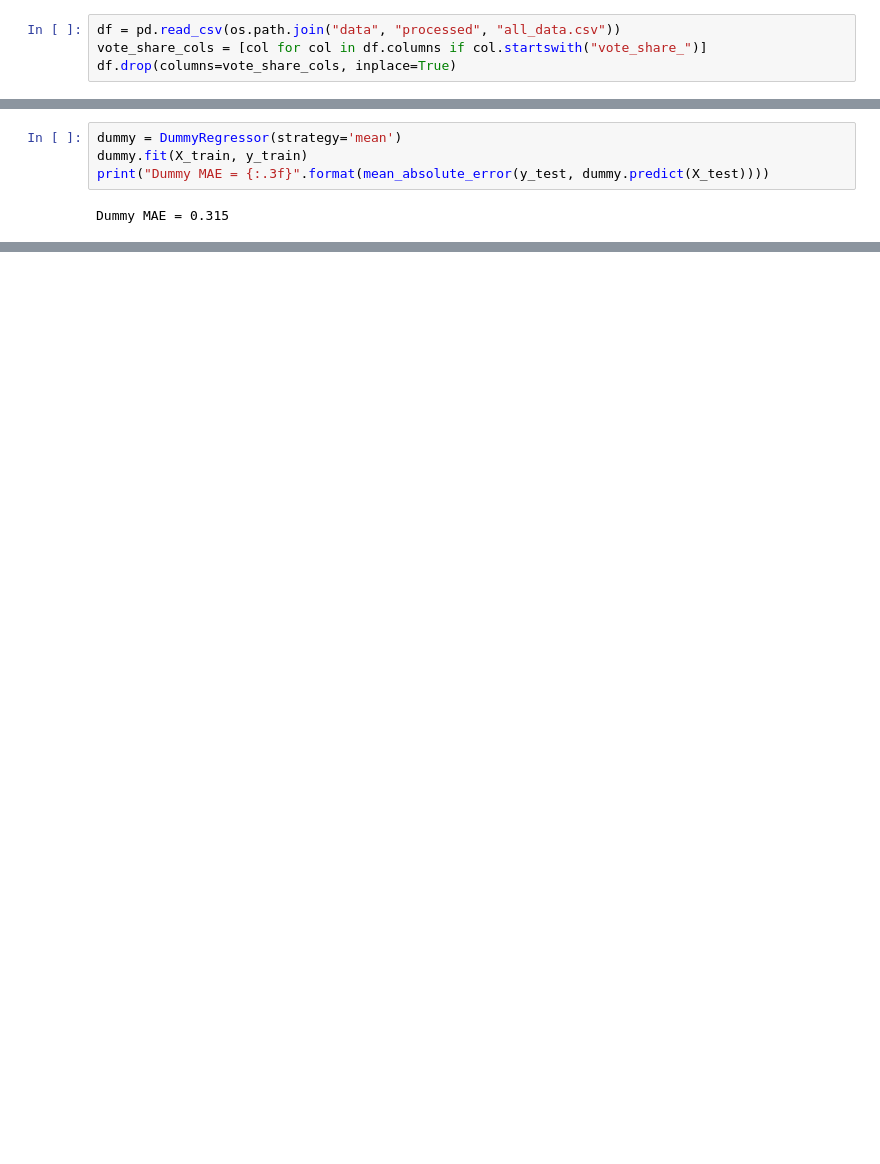
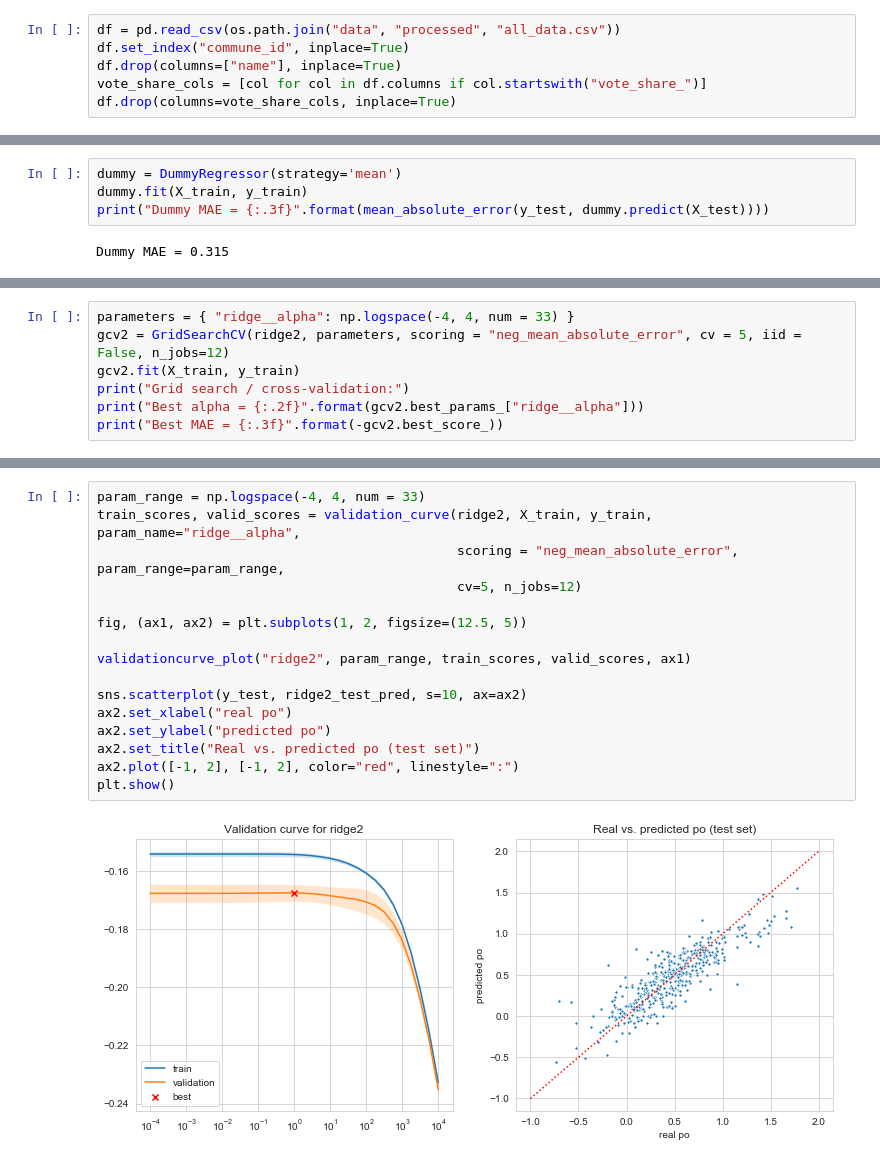
Before and after one commit to jschrein/epfl-exts-adsml-capstone-project, a Jupyter notebook: Linear Regression.ipynb, the cells around one changed output, grey strips where cells are left out. Drawn from its saved outputs; the diff is of its cells as text; blank space fills up the shorter version.

```diff
--- a/Linear Regression.ipynb
+++ b/Linear Regression.ipynb
@@ -13,5 +14,7 @@ from sklearn.preprocessing import StandardScaler
 from sklearn.linear_model import Ridge
 # %%
 df = pd.read_csv(os.path.join("data", "processed", "all_data.csv"))
+df.set_index("commune_id", inplace=True)
+df.drop(columns=["name"], inplace=True)
 vote_share_cols = [col for col in df.columns if col.startswith("vote_share_")]
 df.drop(columns=vote_share_cols, inplace=True)
@@ -114,0 +158,7 @@ plt.show()
+# %%
+parameters = { "ridge__alpha": np.logspace(-4, 4, num = 33) }
+gcv2 = GridSearchCV(ridge2, parameters, scoring = "neg_mean_absolute_error", cv = 5, iid = False, n_jobs=12)
+gcv2.fit(X_train, y_train)
+print("Grid search / cross-validation:")
+print("Best alpha = {:.2f}".format(gcv2.best_params_["ridge__alpha"]))
+print("Best MAE = {:.3f}".format(-gcv2.best_score_))
@@ -114,0 +178,18 @@ plt.show()
+# %%
+param_range = np.logspace(-4, 4, num = 33)
+train_scores, valid_scores = validation_curve(ridge2, X_train, y_train, param_name="ridge__alpha",
+                                              scoring = "neg_mean_absolute_error", param_range=param_range,
+                                              cv=5, n_jobs=12)
+
+fig, (ax1, ax2) = plt.subplots(1, 2, figsize=(12.5, 5))
+
+validationcurve_plot("ridge2", param_range, train_scores, valid_scores, ax1)
+
+sns.scatterplot(y_test, ridge2_test_pred, s=10, ax=ax2)
+ax2.set_xlabel("real po")
+ax2.set_ylabel("predicted po")
+ax2.set_title("Real vs. predicted po (test set)")
+ax2.plot([-1, 2], [-1, 2], color="red", linestyle=":")
+plt.show()
+# %% [output]
+[figure, added]
```
Also changed, not shown: parts of 12 cells of this notebook.
